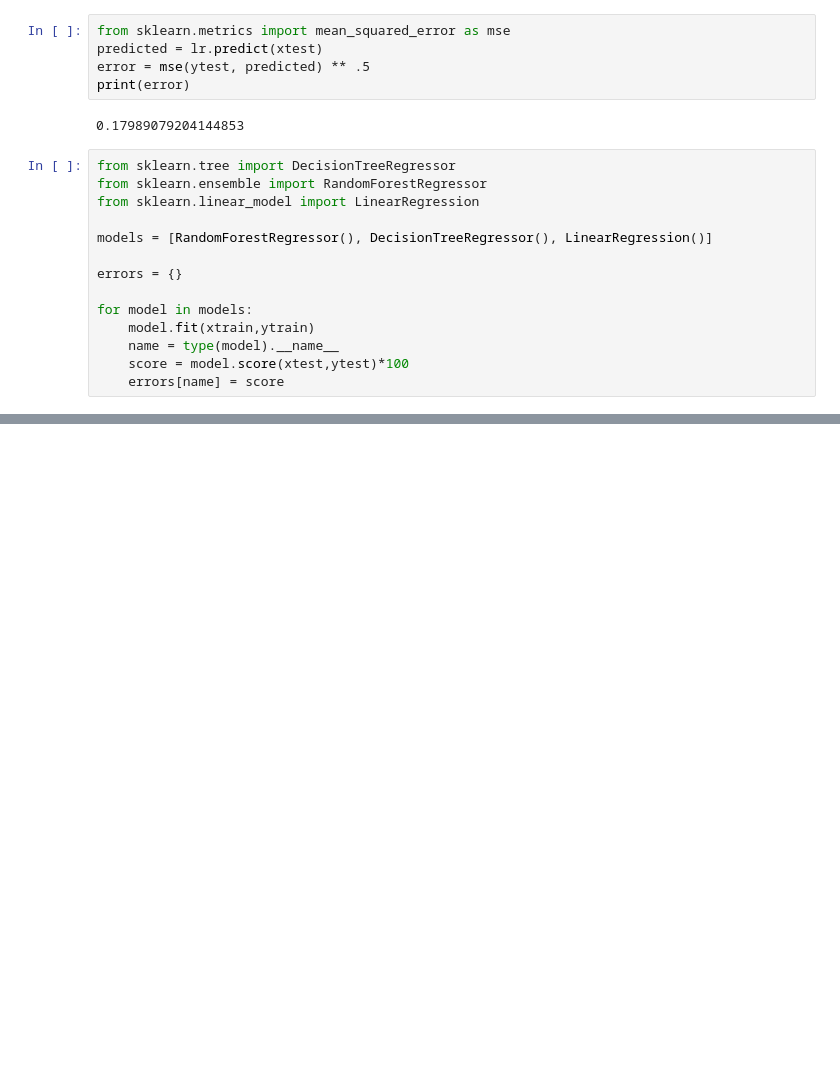
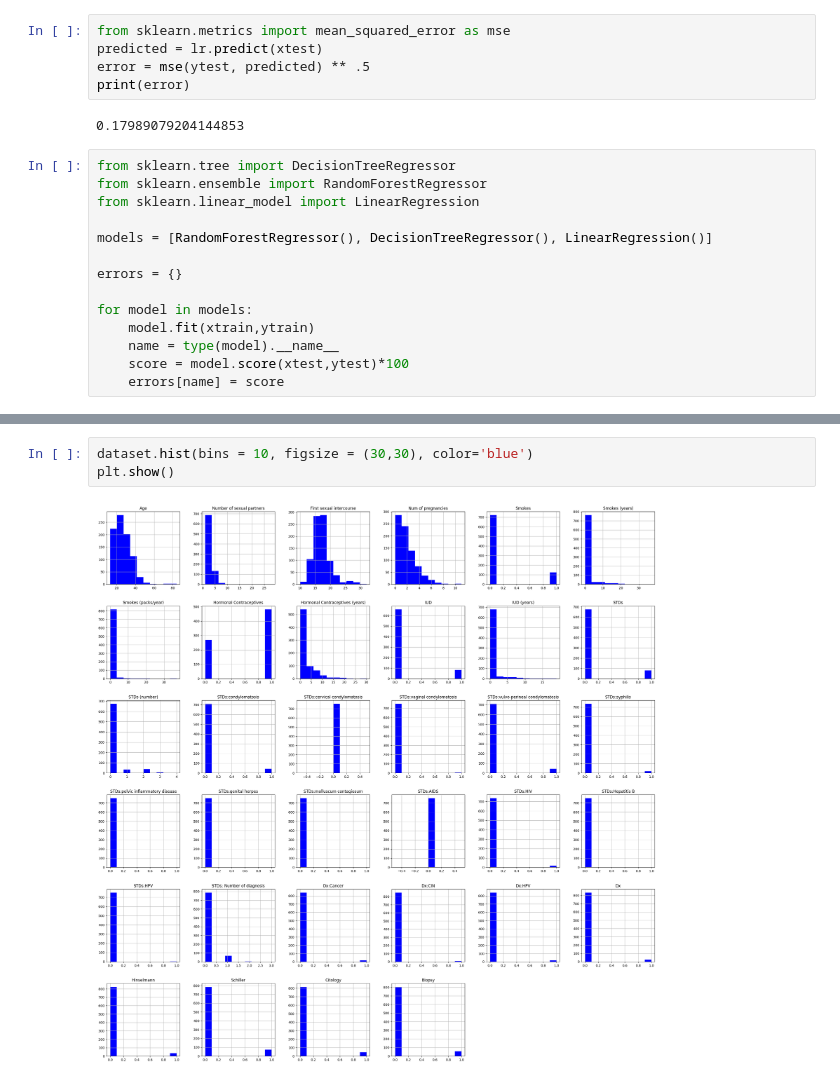
Before and after one commit to SaddamHosen42/Cervical-Cancer-Risk-Classification, a Jupyter notebook: Cervical_Cancer.ipynb, the cells around one changed output, grey strips where cells are left out. Cells and saved outputs as stored; diff of their text form; blank space fills up the shorter version.

```diff
--- a/Cervical_Cancer.ipynb
+++ b/Cervical_Cancer.ipynb
@@ -278,0 +314,5 @@ plt.bar(errors.keys(),errors.values())
+# %%
+dataset.hist(bins = 10, figsize = (30,30), color='blue')
+plt.show()
+# %% [output]
+[figure, added]
```
Also changed, not shown: parts of 6 cells of this notebook.
